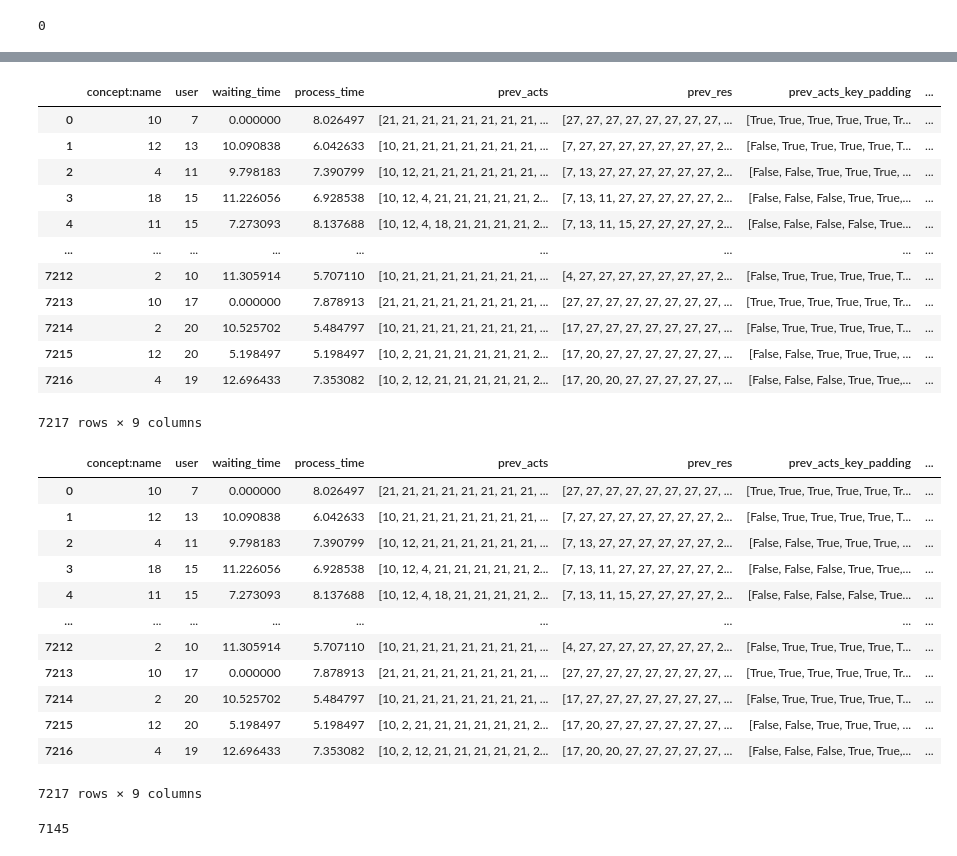
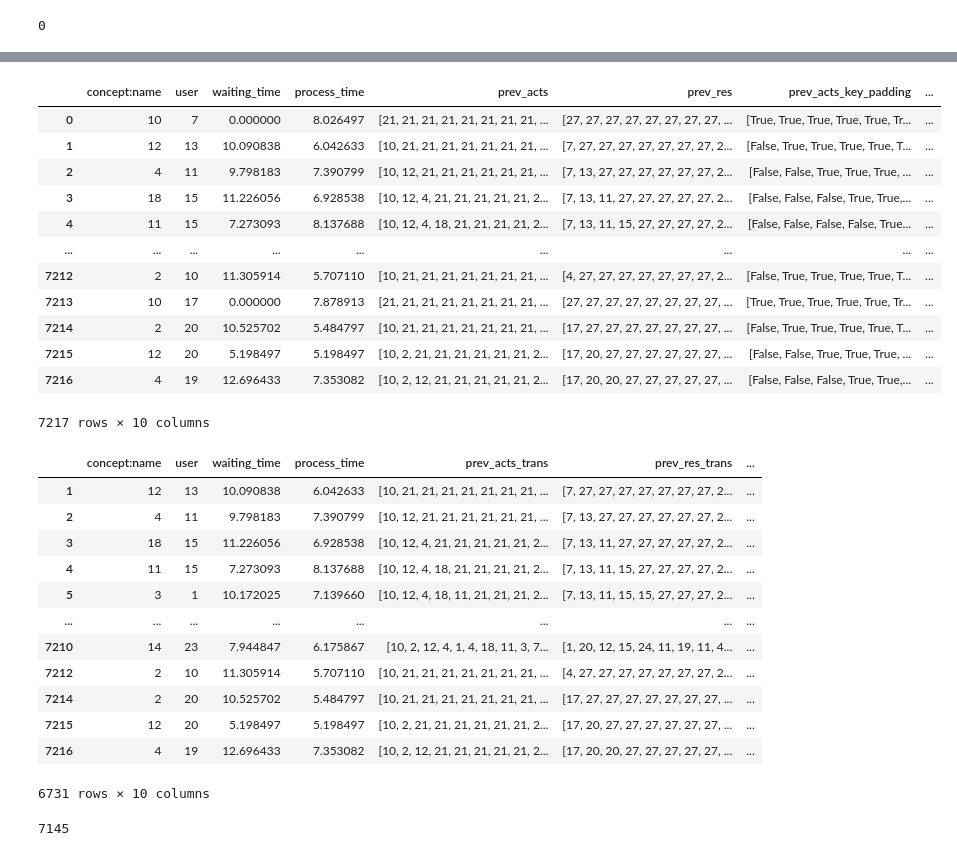
Before and after one commit to wujiani/CoDi, a Jupyter notebook: tabular_datasets/diffu/PurchasingExample_0.2/attention.ipynb, the cells around one changed output, grey strips where cells are left out. Cells and saved outputs as stored; diff of their text form; code cells hidden in the pictures.

```diff
--- a/tabular_datasets/diffu/PurchasingExample_0.2/attention.ipynb
+++ b/tabular_datasets/diffu/PurchasingExample_0.2/attention.ipynb
@@ -324,17 +324,28 @@ for i in range(1):
 new_data['prev_acts'] = None
 new_data['prev_res'] = None
 new_data['curr_act'] = None
+new_data['curr_res'] = None
 data_add_prev = pd.DataFrame()
 for key, group in new_data.groupby(id_column):
     for i in range(len(group)):
-#         if i != 0:
-        prev_acts = list(group[act_column].iloc[0:i])
+        if i>= 30:
+
+            prev_acts = list(group[act_column].iloc[i-30:i])
+            prev_res = list(group[resource_column].iloc[i-30:i])
+        else:
+            prev_acts = list(group[act_column].iloc[0:i])
+            prev_res = list(group[resource_column].iloc[0:i])
 #         prev_acts_str = ' '.join(prev_acts)
         group['prev_acts'].iloc[i] = prev_acts
 
-        prev_res = list(group[resource_column].iloc[0:i])
+
 #         prev_res_str = ' '.join(prev_res)
         group['prev_res'].iloc[i] = prev_res
         #print(group)
         group['curr_act'].iloc[i] = group[act_column].iloc[i]
+        group['curr_res'].iloc[i] = group[resource_column].iloc[i]
     data_add_prev = pd.concat([data_add_prev, group])
+
+data_add_prev['curr_act'] = data_add_prev['curr_act'].map(lambda x: [x])
+data_add_prev['curr_res'] = data_add_prev['curr_res'].map(lambda x: [x])
+data_add_prev
@@ -363,7 +371,10 @@ def padding(list_, pad_number, length):
     return list_
 
 def padding_key(list_,act_pad):
-    return [True if each == act_pad else False for each in list_]
+    if list_ == 0:
+        return 0
+    else:
+        return [True if each == act_pad else False for each in list_]
 # %%
 len_act = max(data_add_prev['prev_acts'].map(lambda x: len(x)))
 len_res = max(data_add_prev['prev_res'].map(lambda x: len(x)))
@@ -372,10 +383,17 @@ res_pad = json_input['attention'][1]['size']
 
 
 
+data_add_prev['prev_acts_trans'] = data_add_prev['prev_acts'].map(lambda x: padding(x,act_pad,len_act) if len(x)>0 else 0)
+data_add_prev['prev_acts_key_padding_trans'] = data_add_prev['prev_acts_trans'].map(lambda x: padding_key(x,act_pad))
+data_add_prev['prev_res_trans'] = data_add_prev['prev_res'].map(lambda x: padding(x,res_pad,len_res) if len(x)>0 else 0)
+data_add_prev['prev_res_key_padding_trans'] = data_add_prev['prev_res_trans'].map(lambda x: padding_key(x,res_pad))
+
+
 data_add_prev['prev_acts'] = data_add_prev['prev_acts'].map(lambda x: padding(x,act_pad,len_act))
 data_add_prev['prev_acts_key_padding'] = data_add_prev['prev_acts'].map(lambda x: padding_key(x,act_pad))
 data_add_prev['prev_res'] = data_add_prev['prev_res'].map(lambda x: padding(x,res_pad,len_res))
 data_add_prev['prev_res_key_padding'] = data_add_prev['prev_res'].map(lambda x: padding_key(x,res_pad))
+
 json_input['attention'][0]['len'] = len_act
 json_input['attention'][1]['len'] = len_res
 # %%
@@ -402,7 +420,8 @@ data_add_prev
 # %%
-# data = data_add_prev[[act_column, 'user_2', resource_column, 'waiting_time', 'process_time', 'prev_acts', 'prev_res','prev_acts_key_padding','prev_res_key_padding', 'curr_act']]
-# data = data.reset_index(drop = True)
-# data
+data = data_add_prev[[act_column, resource_column, 'waiting_time', 'process_time', 'prev_acts', 'prev_res','prev_acts_key_padding','prev_res_key_padding', 'curr_act', 'curr_res']]
+data = data.reset_index(drop = True)
+
+data
 # %% [output]
 |  | concept:name | user | waiting_time | process_time | prev_acts | prev_res | prev_acts_key_padding | ... |
 | 0 | 10 | 7 | 0.000000 | 8.026497 | [21, 21, 21, 21, 21, 21, 21, 21, ... | [27, 27, 27, 27, 27, 27, 27, 27, ... | [True, True, True, True, True, Tr... | ... |
@@ -416,25 +435,26 @@ data_add_prev
 | 7214 | 2 | 20 | 10.525702 | 5.484797 | [10, 21, 21, 21, 21, 21, 21, 21, ... | [17, 27, 27, 27, 27, 27, 27, 27, ... | [False, True, True, True, True, T... | ... |
 | 7215 | 12 | 20 | 5.198497 | 5.198497 | [10, 2, 21, 21, 21, 21, 21, 21, 2... | [17, 20, 27, 27, 27, 27, 27, 27, ... | [False, False, True, True, True, ... | ... |
 | 7216 | 4 | 19 | 12.696433 | 7.353082 | [10, 2, 12, 21, 21, 21, 21, 21, 2... | [17, 20, 20, 27, 27, 27, 27, 27, ... | [False, False, False, True, True,... | ... |
-7217 rows × 9 columns
+7217 rows × 10 columns
 # %%
-data = data_add_prev[[act_column, resource_column, 'waiting_time', 'process_time', 'prev_acts', 'prev_res','prev_acts_key_padding','prev_res_key_padding', 'curr_act']]
-data = data.reset_index(drop = True)
-data
+data_transformer = data_add_prev[[act_column, resource_column, 'waiting_time', 'process_time', 'prev_acts_trans', 'prev_res_trans','prev_acts_key_padding_trans','prev_res_key_padding_trans', 'curr_act', 'curr_res']]
+data_transformer = data_transformer.reset_index(drop = True)
+data_transformer = data_transformer[data_transformer['prev_acts_trans'] != 0]
+data_transformer
 # %% [output]
-|  | concept:name | user | waiting_time | process_time | prev_acts | prev_res | prev_acts_key_padding | ... |
-| 0 | 10 | 7 | 0.000000 | 8.026497 | [21, 21, 21, 21, 21, 21, 21, 21, ... | [27, 27, 27, 27, 27, 27, 27, 27, ... | [True, True, True, True, True, Tr... | ... |
-| 1 | 12 | 13 | 10.090838 | 6.042633 | [10, 21, 21, 21, 21, 21, 21, 21, ... | [7, 27, 27, 27, 27, 27, 27, 27, 2... | [False, True, True, True, True, T... | ... |
-| 2 | 4 | 11 | 9.798183 | 7.390799 | [10, 12, 21, 21, 21, 21, 21, 21, ... | [7, 13, 27, 27, 27, 27, 27, 27, 2... | [False, False, True, True, True, ... | ... |
-| 3 | 18 | 15 | 11.226056 | 6.928538 | [10, 12, 4, 21, 21, 21, 21, 21, 2... | [7, 13, 11, 27, 27, 27, 27, 27, 2... | [False, False, False, True, True,... | ... |
-| 4 | 11 | 15 | 7.273093 | 8.137688 | [10, 12, 4, 18, 21, 21, 21, 21, 2... | [7, 13, 11, 15, 27, 27, 27, 27, 2... | [False, False, False, False, True... | ... |
-| ... | ... | ... | ... | ... | ... | ... | ... | ... |
-| 7212 | 2 | 10 | 11.305914 | 5.707110 | [10, 21, 21, 21, 21, 21, 21, 21, ... | [4, 27, 27, 27, 27, 27, 27, 27, 2... | [False, True, True, True, True, T... | ... |
-| 7213 | 10 | 17 | 0.000000 | 7.878913 | [21, 21, 21, 21, 21, 21, 21, 21, ... | [27, 27, 27, 27, 27, 27, 27, 27, ... | [True, True, True, True, True, Tr... | ... |
-| 7214 | 2 | 20 | 10.525702 | 5.484797 | [10, 21, 21, 21, 21, 21, 21, 21, ... | [17, 27, 27, 27, 27, 27, 27, 27, ... | [False, True, True, True, True, T... | ... |
-| 7215 | 12 | 20 | 5.198497 | 5.198497 | [10, 2, 21, 21, 21, 21, 21, 21, 2... | [17, 20, 27, 27, 27, 27, 27, 27, ... | [False, False, True, True, True, ... | ... |
-| 7216 | 4 | 19 | 12.696433 | 7.353082 | [10, 2, 12, 21, 21, 21, 21, 21, 2... | [17, 20, 20, 27, 27, 27, 27, 27, ... | [False, False, False, True, True,... | ... |
+|  | concept:name | user | waiting_time | process_time | prev_acts_trans | prev_res_trans | ... |
+| 1 | 12 | 13 | 10.090838 | 6.042633 | [10, 21, 21, 21, 21, 21, 21, 21, ... | [7, 27, 27, 27, 27, 27, 27, 27, 2... | ... |
+| 2 | 4 | 11 | 9.798183 | 7.390799 | [10, 12, 21, 21, 21, 21, 21, 21, ... | [7, 13, 27, 27, 27, 27, 27, 27, 2... | ... |
+| 3 | 18 | 15 | 11.226056 | 6.928538 | [10, 12, 4, 21, 21, 21, 21, 21, 2... | [7, 13, 11, 27, 27, 27, 27, 27, 2... | ... |
+| 4 | 11 | 15 | 7.273093 | 8.137688 | [10, 12, 4, 18, 21, 21, 21, 21, 2... | [7, 13, 11, 15, 27, 27, 27, 27, 2... | ... |
+| 5 | 3 | 1 | 10.172025 | 7.139660 | [10, 12, 4, 18, 11, 21, 21, 21, 2... | [7, 13, 11, 15, 15, 27, 27, 27, 2... | ... |
+| ... | ... | ... | ... | ... | ... | ... | ... |
+| 7210 | 14 | 23 | 7.944847 | 6.175867 | [10, 2, 12, 4, 1, 4, 18, 11, 3, 7... | [1, 20, 12, 15, 24, 11, 19, 11, 4... | ... |
+| 7212 | 2 | 10 | 11.305914 | 5.707110 | [10, 21, 21, 21, 21, 21, 21, 21, ... | [4, 27, 27, 27, 27, 27, 27, 27, 2... | ... |
+| 7214 | 2 | 20 | 10.525702 | 5.484797 | [10, 21, 21, 21, 21, 21, 21, 21, ... | [17, 27, 27, 27, 27, 27, 27, 27, ... | ... |
+| 7215 | 12 | 20 | 5.198497 | 5.198497 | [10, 2, 21, 21, 21, 21, 21, 21, 2... | [17, 20, 27, 27, 27, 27, 27, 27, ... | ... |
+| 7216 | 4 | 19 | 12.696433 | 7.353082 | [10, 2, 12, 21, 21, 21, 21, 21, 2... | [17, 20, 20, 27, 27, 27, 27, 27, ... | ... |
-7217 rows × 9 columns
+6731 rows × 10 columns
 # %%
 num_train = round(len(data)*0.99)
 num_train
```
Also changed, not shown: parts of 14 cells of this notebook, 1 other file.
